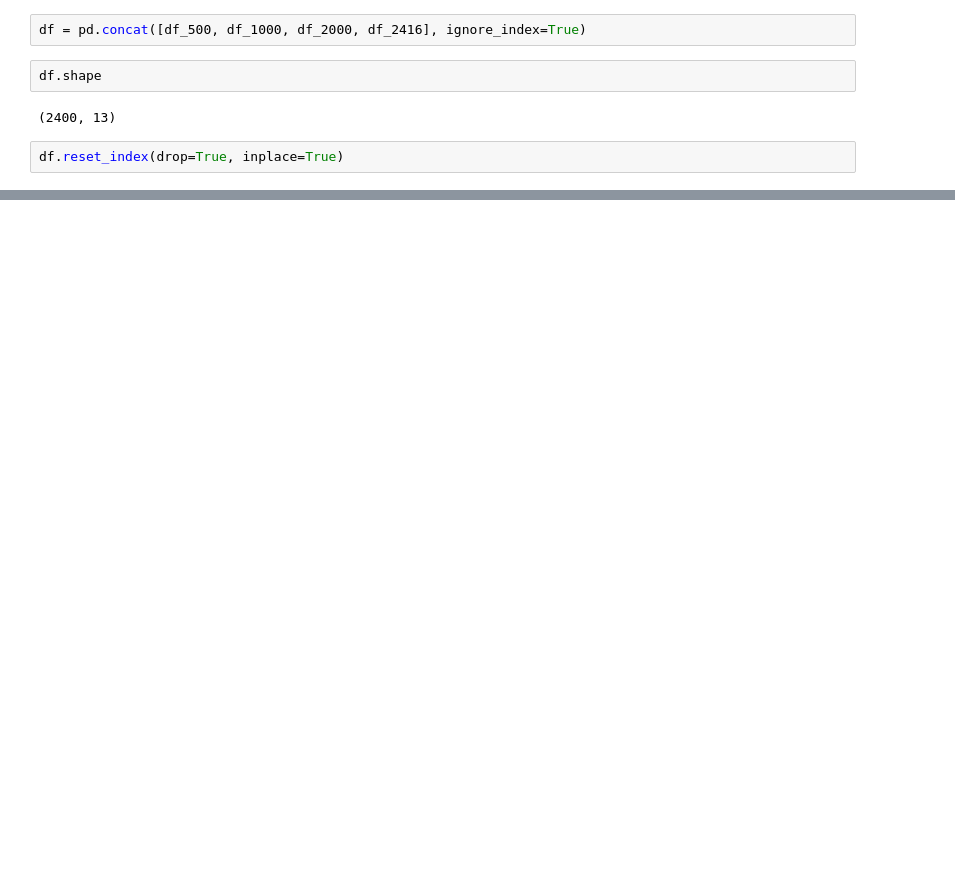
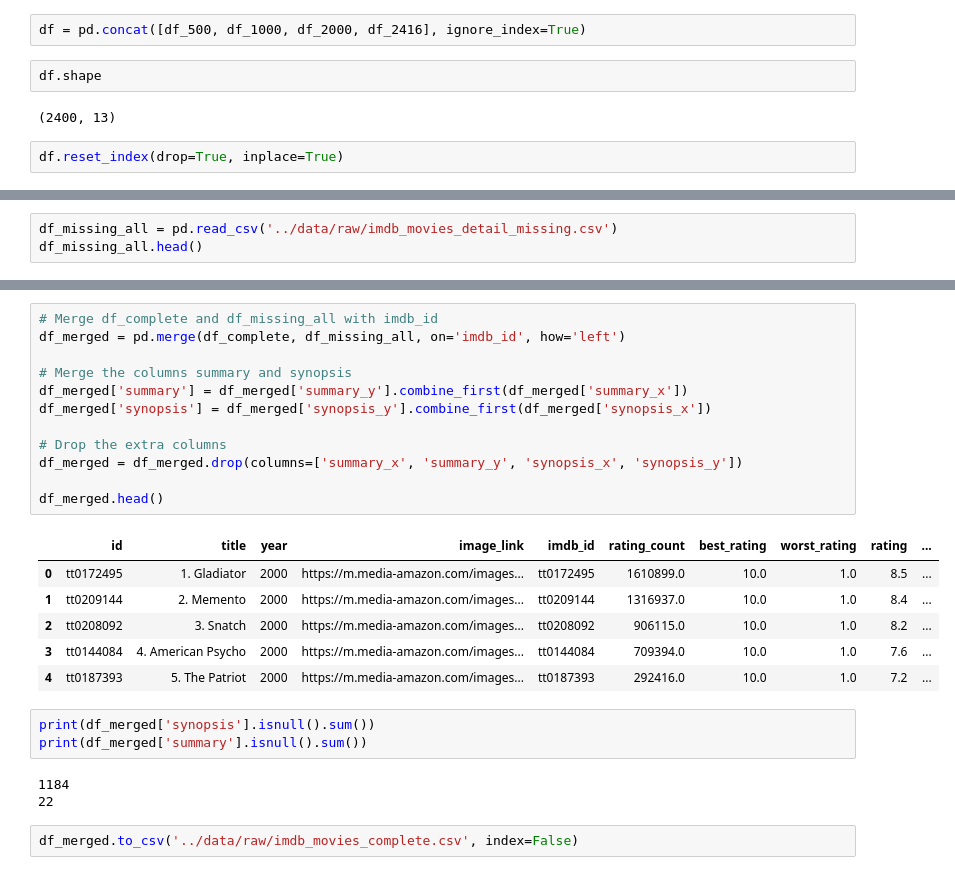
Before and after one commit to HemantRajSingh/MovieMatch, a Jupyter notebook: notebooks/dataset_merge.ipynb, the cells around one changed output, grey strips where cells are left out. Saved outputs shown, nothing was run; the diff lists cells and outputs as text; blank space fills up the shorter version.

Commit message:
Complete dataset merge

```diff
--- a/notebooks/dataset_merge.ipynb
+++ b/notebooks/dataset_merge.ipynb
@@ -53,0 +170,3 @@ df_total.to_csv('imdb_movies_detail_complete.csv', index=False)
+# %%
+df_missing_all = pd.read_csv('../data/raw/imdb_movies_detail_missing.csv')
+df_missing_all.head()
@@ -53,0 +208,27 @@ df_total.to_csv('imdb_movies_detail_complete.csv', index=False)
+# %%
+# Merge df_complete and df_missing_all with imdb_id
+df_merged = pd.merge(df_complete, df_missing_all, on='imdb_id', how='left')
+
+# Merge the columns summary and synopsis
+df_merged['summary'] = df_merged['summary_y'].combine_first(df_merged['summary_x'])
+df_merged['synopsis'] = df_merged['synopsis_y'].combine_first(df_merged['synopsis_x'])
+
+# Drop the extra columns
+df_merged = df_merged.drop(columns=['summary_x', 'summary_y', 'synopsis_x', 'synopsis_y'])
+
+df_merged.head()
+# %% [output]
+|  | id | title | year | image_link | imdb_id | rating_count | best_rating | worst_rating | rating | ... |
+| 0 | tt0172495 | 1. Gladiator | 2000 | https://m.media-amazon.com/images... | tt0172495 | 1610899.0 | 10.0 | 1.0 | 8.5 | ... |
+| 1 | tt0209144 | 2. Memento | 2000 | https://m.media-amazon.com/images... | tt0209144 | 1316937.0 | 10.0 | 1.0 | 8.4 | ... |
+| 2 | tt0208092 | 3. Snatch | 2000 | https://m.media-amazon.com/images... | tt0208092 | 906115.0 | 10.0 | 1.0 | 8.2 | ... |
+| 3 | tt0144084 | 4. American Psycho | 2000 | https://m.media-amazon.com/images... | tt0144084 | 709394.0 | 10.0 | 1.0 | 7.6 | ... |
+| 4 | tt0187393 | 5. The Patriot | 2000 | https://m.media-amazon.com/images... | tt0187393 | 292416.0 | 10.0 | 1.0 | 7.2 | ... |
+# %%
+print(df_merged['synopsis'].isnull().sum())
+print(df_merged['summary'].isnull().sum())
+# %% [output]
+1184
+22
+# %%
+df_merged.to_csv('../data/raw/imdb_movies_complete.csv', index=False)
```
Also changed, not shown: parts of 27 cells of this notebook, 3 other files.
